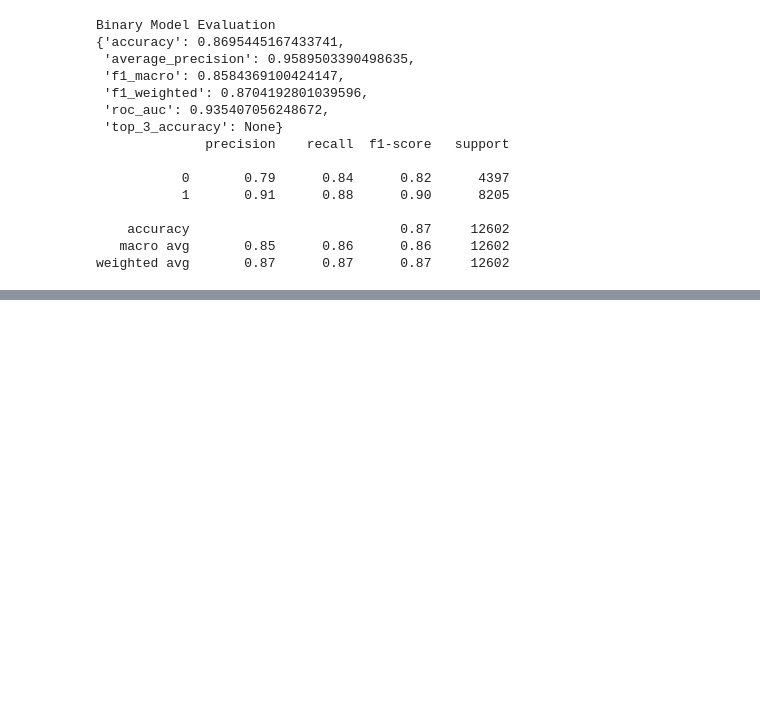
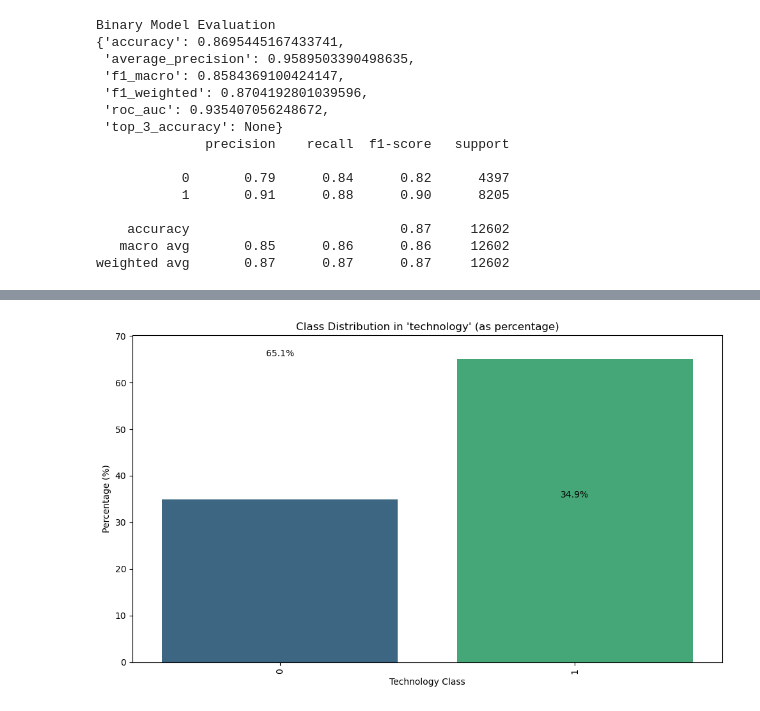
Before and after one commit to ml-phan/manufacturing-tech-gnn, a Jupyter notebook: main.ipynb, the cells around one changed output, grey strips where cells are left out. Saved outputs shown, nothing was run; the diff lists cells and outputs as text; code cells hidden in the pictures; blank space fills up the shorter version.

```diff
--- a/main.ipynb
+++ b/main.ipynb
@@ -141,0 +146,4 @@ weighted avg       0.87      0.87      0.87     12602
+# %%
+plot_class_distribution(data, target_col="Is_CNC")
+# %% [output]
+[figure, added]
```
Also changed, not shown: parts of 5 cells of this notebook, 2 other files.
